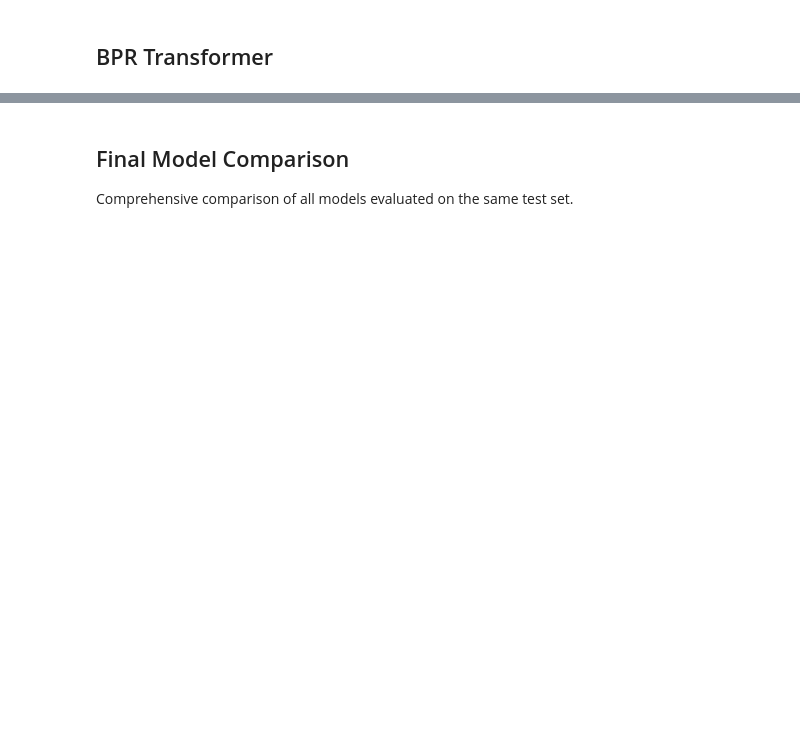
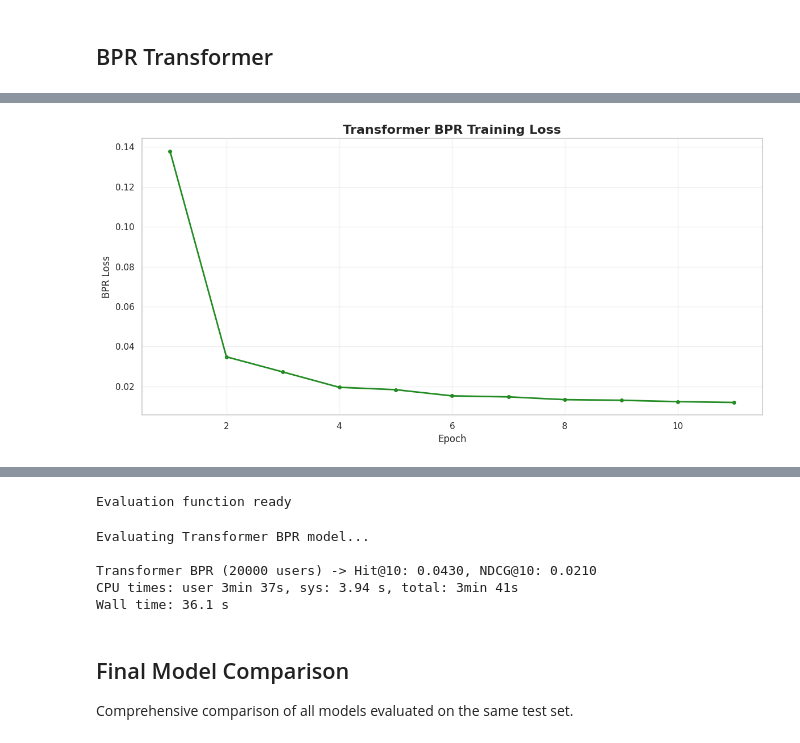
Before and after one commit to vivianc2/CSE258_assignment2, a Jupyter notebook: project.ipynb, the cells around one changed output, grey strips where cells are left out. Drawn from its saved outputs; the diff is of its cells as text; code cells hidden in the pictures; blank space fills up the shorter version.

```diff
--- a/project.ipynb
+++ b/project.ipynb
@@ -1103,16 +1451,36 @@ print(f"\nLoaded best model from epoch {checkpoint['epoch']} with loss {checkpoi
 # %%
 # Plot Transformer BPR training loss
 if 'loss_history_bpr' in locals() and len(loss_history_bpr) > 0:
+    # loss_history_bpr tracks loss for every epoch, so x-axis should be epoch numbers
+    epochs = list(range(1, len(loss_history_bpr) + 1))
+
     fig, ax = plt.subplots(figsize=(12, 6))
-    ax.plot(loss_history_bpr, linewidth=2, color='forestgreen')
+    ax.plot(epochs, loss_history_bpr, linewidth=2, color='forestgreen', marker='o', markersize=4)
     ax.set_title('Transformer BPR Training Loss', fontsize=16, fontweight='bold')
     ax.set_xlabel('Epoch', fontsize=12)
     ax.set_ylabel('BPR Loss', fontsize=12)
     ax.grid(True, alpha=0.3)
     plt.tight_layout()
     plt.show()
     print(f"Final loss: {loss_history_bpr[-1]:.4f}")
     print(f"Best loss: {min(loss_history_bpr):.4f}")
     print(f"Total epochs: {len(loss_history_bpr)}")
 else:
-    print("Loss history not available. Please run the training cell first.")
+    # Loss values extracted from training output (only logged at intervals)
+    loss_history_bpr = [0.138, 0.0348, 0.0272, 0.0195, 0.0183, 0.0152, 0.0147, 0.0133, 0.013, 0.0123, 0.0119]
+    epochs = [1, 5, 10, 15, 20, 25, 30, 35, 40, 45, 50]
+
+    fig, ax = plt.subplots(figsize=(12, 6))
+    ax.plot(epochs, loss_history_bpr, linewidth=2, color='forestgreen', marker='o', markersize=4)
+    ax.set_title('Transformer BPR Training Loss', fontsize=16, fontweight='bold')
+    ax.set_xlabel('Epoch', fontsize=12)
+    ax.set_ylabel('BPR Loss', fontsize=12)
+    ax.grid(True, alpha=0.3)
+    plt.tight_layout()
+    plt.show()
+    print(f"Final loss: {loss_history_bpr[-1]:.4f}")
+    print(f"Best loss: {min(loss_history_bpr):.4f}")
+    print(f"Total epochs: {len(loss_history_bpr)}")
+    print(f"Epochs plotted: {epochs}")
+# %% [output]
+[figure, added]
@@ -1119,10 +1490,15 @@ else:
 # %%
-def recommend_transformer_bpr(model, users, histories, top_k=10, batch_size=1024):
+def recommend_transformer_bpr(model, users, histories, top_k=10, batch_size=1024, item_chunk_size=1000):
     """
     Generate recommendations using Transformer BPR model.
+    Scores items in chunks to avoid OOM errors.
     """
     model.eval()
     rankings = {}
+
+    # Clear CUDA cache before evaluation
+    if torch.cuda.is_available():
+        torch.cuda.empty_cache()
 
     with torch.no_grad():
         for i in range(0, len(users), batch_size):
@@ -1152,12 +1528,32 @@ def recommend_transformer_bpr(model, users, histories, top_k=10, batch_size=1024
             # Convert to tensor
             seqs_tensor = torch.tensor(seqs, dtype=torch.long, device=DEVICE)
 
-            # Encode sequences
+            # Encode sequences (only need to do this once per batch)
             encoded = model(seqs_tensor)
 
-            # Score all items
-            all_items = torch.arange(1, num_items, device=DEVICE).unsqueeze(0).expand(len(seqs), -1)
-            scores = model.predict(encoded, all_items)  # [B, num_items-1]
+            # Score items in chunks to avoid OOM
+            all_scores = []
+            num_item_chunks = (num_items - 1 + item_chunk_size - 1) // item_chunk_size
+
+            for chunk_idx in range(num_item_chunks):
+                start_idx = chunk_idx * item_chunk_size + 1  # Items start from 1
+                end_idx = min((chunk_idx + 1) * item_chunk_size + 1, num_items)
+
+                # Get items for this chunk
+                chunk_items = torch.arange(start_idx, end_idx, device=DEVICE)
+                chunk_items_expanded = chunk_items.unsqueeze(0).expand(len(seqs), -1)
+
+                # Score this chunk
+                chunk_scores = model.predict(encoded, chunk_items_expanded)  # [B, chunk_size]
+                all_scores.append(chunk_scores.cpu())  # Move to CPU to save GPU memory
+
+                # Clear GPU cache periodically
+                if chunk_idx % 10 == 0 and torch.cuda.is_available():
+                    torch.cuda.empty_cache()
+
+            # Concatenate all scores
+            scores = torch.cat(all_scores, dim=1)  # [B, num_items-1]
+            scores = scores.to(DEVICE)  # Move back to GPU for topk
 
             # Exclude seen items
             for row_idx, user in enumerate(valid_users):
@@ -1175,9 +1571,15 @@ def recommend_transformer_bpr(model, users, histories, top_k=10, batch_size=1024
                 rec_items = [idx2item[idx + 1] for idx in rec_indices if (idx + 1) in idx2item]
                 rankings[user] = rec_items
 
+            # Clear GPU cache after each batch
+            if torch.cuda.is_available():
+                torch.cuda.empty_cache()
+
     return rankings
 
 print("Evaluation function ready")
+# %% [output]
+Evaluation function ready
 # %%
 %%time
 print("Evaluating Transformer BPR model...")
@@ -1185,10 +1587,18 @@ bpr_rankings = recommend_transformer_bpr(
     transformer_bpr,
     eval_users,
     train_histories_eval,
-    top_k=EVAL_K
+    top_k=EVAL_K,
+    batch_size=256,  # Reduced batch size to avoid OOM
+    item_chunk_size=500  # Score items in smaller chunks
 )
 
 bpr_hit = hit_rate_at_k(bpr_rankings, test_targets_eval, k=EVAL_K)
 bpr_ndcg = ndcg_at_k(bpr_rankings, test_targets_eval, k=EVAL_K)
 
 print(f"\nTransformer BPR ({len(eval_users)} users) -> Hit@{EVAL_K}: {bpr_hit:.4f}, NDCG@{EVAL_K}: {bpr_ndcg:.4f}")
+# %% [output]
+Evaluating Transformer BPR model...
+
+Transformer BPR (20000 users) -> Hit@10: 0.0430, NDCG@10: 0.0210
+CPU times: user 3min 37s, sys: 3.94 s, total: 3min 41s
+Wall time: 36.1 s
```
Also changed, not shown: parts of 34 cells of this notebook.
